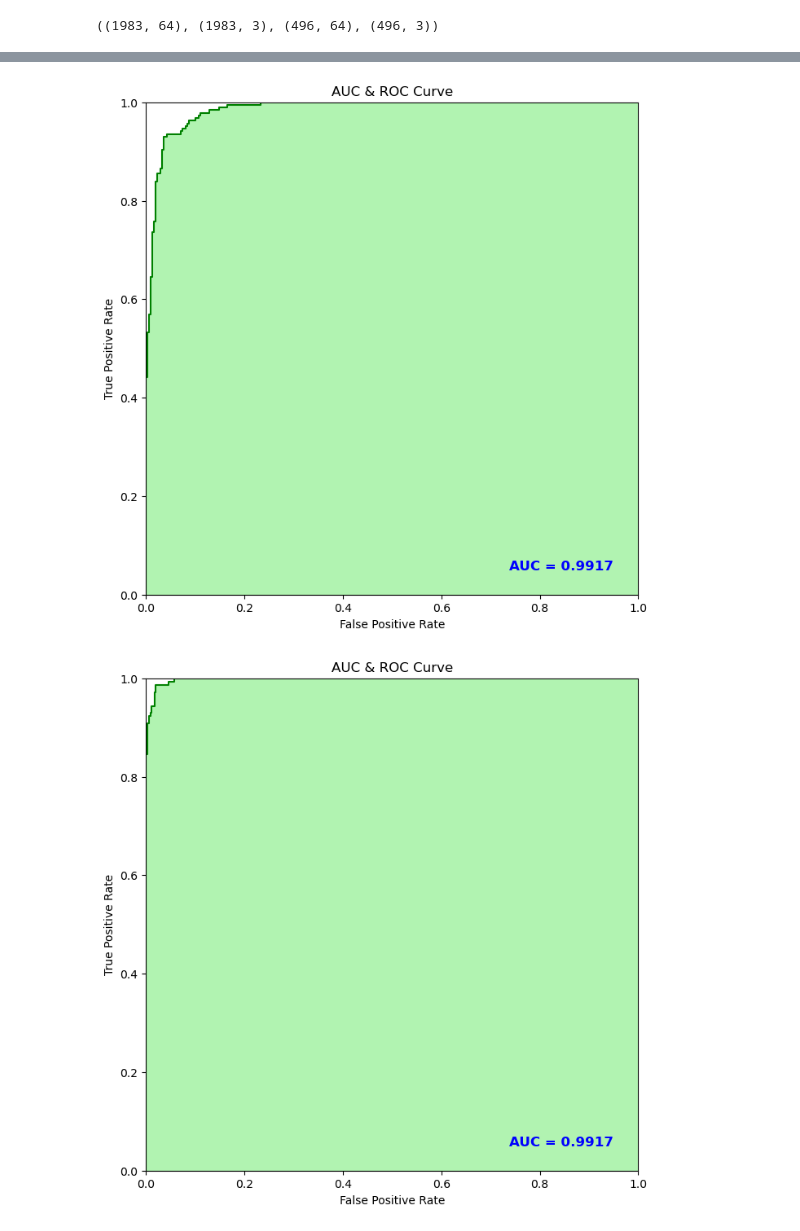
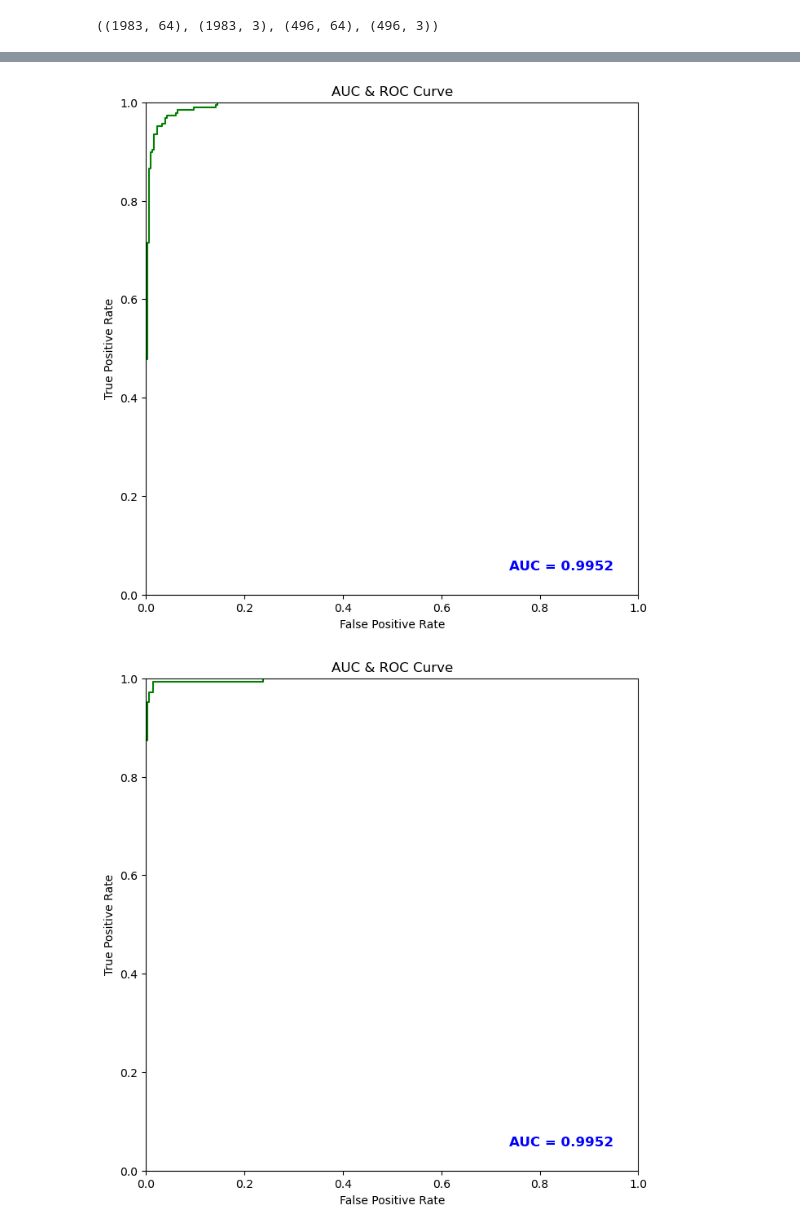
Before and after one commit to madhyam2001/Mental_State-Classification, a Jupyter notebook: Untitled7.ipynb, the cells around one changed output, grey strips where cells are left out. Saved outputs shown, nothing was run; the diff lists cells and outputs as text; code cells hidden in the pictures.

```diff
--- a/Untitled7.ipynb
+++ b/Untitled7.ipynb
@@ -97,14 +98,14 @@ model.add(layers.Conv1D(64, 5, input_shape=(x_train.shape[1], 1)))
 model.add(LSTM(64, return_sequences=True))
 model.add(layers.BatchNormalization())
 model.add(layers.AvgPool1D(2))
-model.add(layers.Dropout(0.8))
+model.add(layers.Dropout(0.2))
 model.add(layers.ReLU())
 
 
 model.add(layers.Conv1D(64, 5,activation='relu'))
 model.add(layers.BatchNormalization())
 model.add(layers.AvgPool1D(2))
-model.add(layers.Dropout(0.5))
+model.add(layers.Dropout(0.2))
 model.add(layers.ReLU())
 
 model.add(layers.Flatten())
@@ -130,6 +131,6 @@ Trainable params: 56,707
 Non-trainable params: 256
 _________________________________________________________________
 # %%
-model.fit(x_train,y_train,batch_size=30,epochs=30,verbose=1,validation_split=0.25)
+model.fit(x_train,y_train,batch_size=40,epochs=30,verbose=1,validation_split=0.25)
 # %% [output]
 Epoch 1/30
@@ -167,3 +178,3 @@ array([[1, 0, 0],
 # %%
-# y_test=y_test.values
+y_test=y_test.values
 # %%
@@ -238,26 +345,26 @@ plt.xlim([0, 1])
 plt.ylim([0, 1])
 plt.title("AUC & ROC Curve")
 plt.plot(false_positive_rate, true_positive_rate, 'g')
-plt.fill_between(false_positive_rate, true_positive_rate, facecolor='lightgreen', alpha=0.7)
+plt.fill_between(false_positive_rate, true_positive_rate, facecolor='white', alpha=0.7)
 plt.text(0.95, 0.05, 'AUC = %0.4f' % auc, ha='right', fontsize=12, weight='bold', color='blue')
 plt.xlabel("False Positive Rate")
 plt.ylabel("True Positive Rate")
 plt.show()
 # %% [output]
-[figure, old version]
+[figure, new version]
 # %%
 false_positive_rate, true_positive_rate, thresolds = metrics.roc_curve(df_y_test['Label_2.0'], df_y_pred['Label_2.0'])
 
 plt.figure(figsize=(10, 8), dpi=100)
 plt.axis('scaled')
 plt.xlim([0, 1])
 plt.ylim([0, 1])
 plt.title("AUC & ROC Curve")
 plt.plot(false_positive_rate, true_positive_rate, 'g')
-plt.fill_between(false_positive_rate, true_positive_rate, facecolor='lightgreen', alpha=0.7)
+plt.fill_between(false_positive_rate, true_positive_rate, facecolor='white', alpha=0.7)
 plt.text(0.95, 0.05, 'AUC = %0.4f' % auc, ha='right', fontsize=12, weight='bold', color='blue')
 plt.xlabel("False Positive Rate")
 plt.ylabel("True Positive Rate")
 plt.show()
 # %% [output]
-[figure, old version]
+[figure, new version]
```
Also changed, not shown: parts of 19 cells of this notebook, 1 other file.
